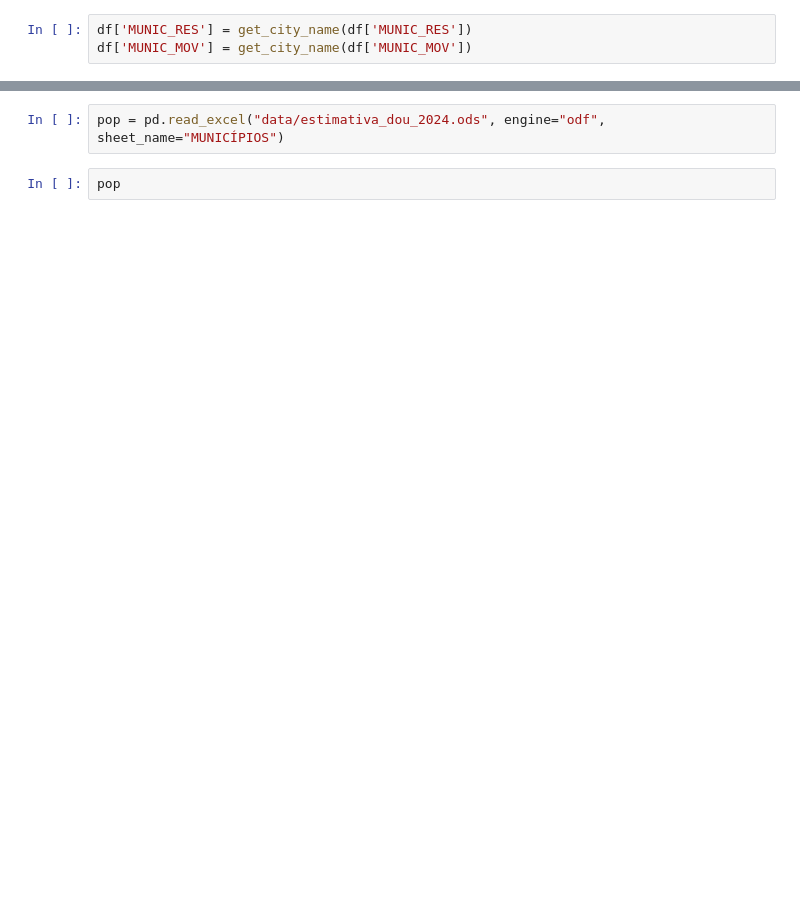
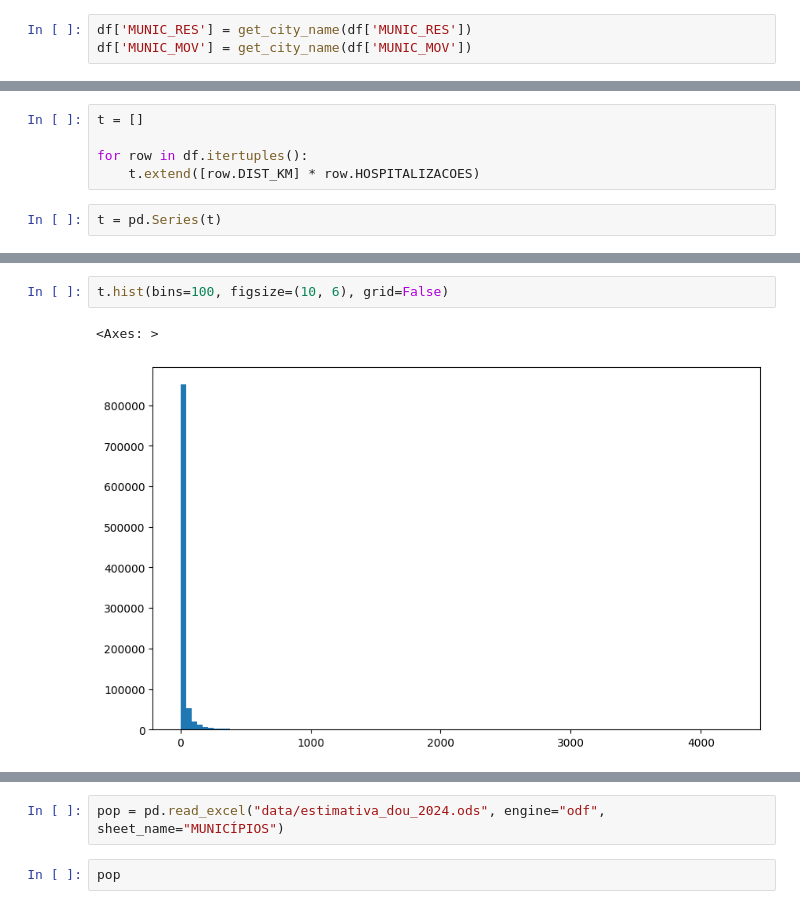
Before and after one commit to ViniAS/TCC, a Jupyter notebook: graph.ipynb, the cells around one changed output, grey strips where cells are left out. Saved outputs shown, nothing was run; the diff lists cells and outputs as text; blank space fills up the shorter version.

```diff
--- a/graph.ipynb
+++ b/graph.ipynb
@@ -9,0 +118,7 @@ df['MUNIC_MOV'] = get_city_name(df['MUNIC_MOV'])
+# %%
+t = []
+
+for row in df.itertuples():
+    t.extend([row.DIST_KM] * row.HOSPITALIZACOES)
+# %%
+t = pd.Series(t)
@@ -9,0 +140,5 @@ df['MUNIC_MOV'] = get_city_name(df['MUNIC_MOV'])
+# %%
+t.hist(bins=100, figsize=(10, 6), grid=False)
+# %% [output]
+<Axes: >
+[figure, added]
```
Also changed, not shown: parts of 17 cells of this notebook, 3 other files.
